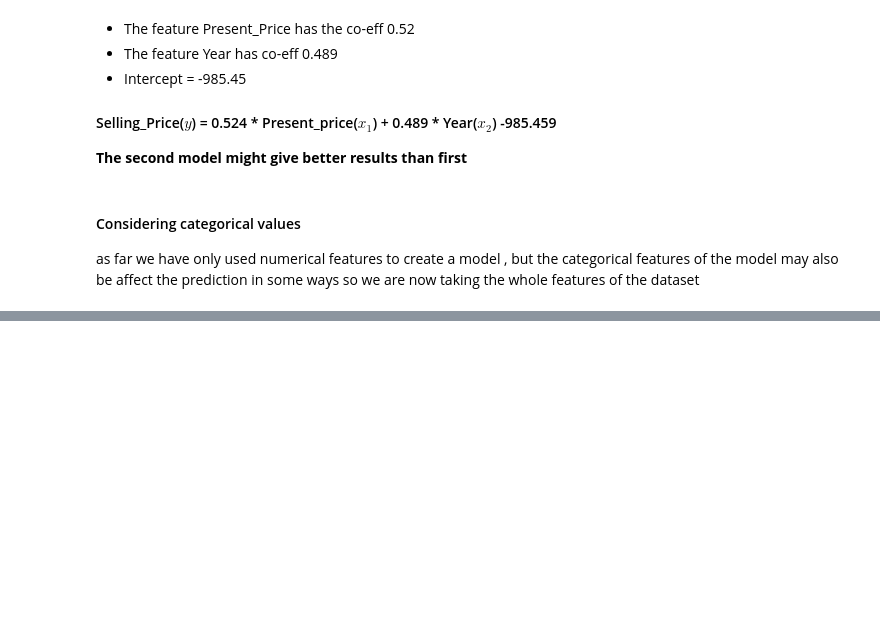
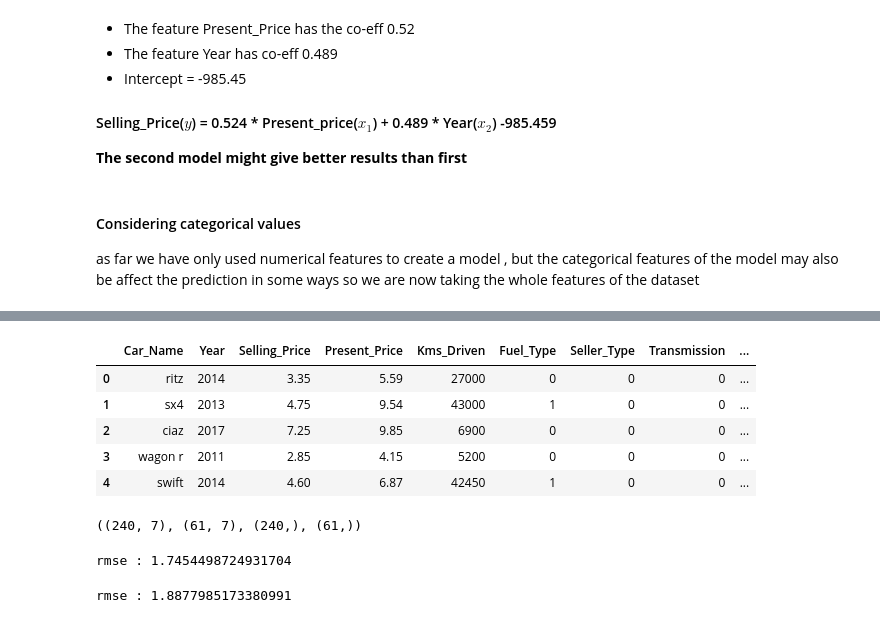
Before and after one commit to Pavithra-Kirubakaran/DS_Journey, a Jupyter notebook: Regression.ipynb, the cells around one changed output, grey strips where cells are left out. Saved outputs shown, nothing was run; the diff lists cells and outputs as text; code cells hidden in the pictures; blank space fills up the shorter version.

Commit message:
Multiple Linear Regression

```diff
--- a/Regression.ipynb
+++ b/Regression.ipynb
@@ -162,0 +170,5 @@ so we are now taking the whole features of the dataset
+# %%
+#converting categorical data to numeric for model's convinence
+fuel_encoded , fuel_cat = df.Fuel_Type.factorize()
+seller_encoded , seller_cat = df.Seller_Type.factorize()
+trans_encoded , trans_cat = df.Transmission.factorize()
@@ -162,0 +197,14 @@ so we are now taking the whole features of the dataset
+# %%
+car = df.copy()
+car['Fuel_Type'] = fuel_encoded
+car['Seller_Type'] = seller_encoded
+car['Transmission'] = trans_encoded
+# %%
+car.head()
+# %% [output]
+|  | Car_Name | Year | Selling_Price | Present_Price | Kms_Driven | Fuel_Type | Seller_Type | Transmission | ... |
+| 0 | ritz | 2014 | 3.35 | 5.59 | 27000 | 0 | 0 | 0 | ... |
+| 1 | sx4 | 2013 | 4.75 | 9.54 | 43000 | 1 | 0 | 0 | ... |
+| 2 | ciaz | 2017 | 7.25 | 9.85 | 6900 | 0 | 0 | 0 | ... |
+| 3 | wagon r | 2011 | 2.85 | 4.15 | 5200 | 0 | 0 | 0 | ... |
+| 4 | swift | 2014 | 4.60 | 6.87 | 42450 | 1 | 0 | 0 | ... |
@@ -162,0 +217,18 @@ so we are now taking the whole features of the dataset
+# %%
+X_train.shape,X_test.shape,y_train.shape,y_test.shape
+# %% [output]
+((240, 7), (61, 7), (240,), (61,))
+# %%
+lm = LinearRegression()
+lm.fit(X_train,y_train)
+train_pred = lm.predict(X_train)
+error = mean_squared_error(y_train,train_pred)
+print(f"rmse : {np.sqrt(error)}")
+# %% [output]
+rmse : 1.7454498724931704
+# %%
+test_pred = lm.predict(X_test)
+test_error = mean_squared_error(y_test,test_pred)
+print(f"rmse : {np.sqrt(test_error)}")
+# %% [output]
+rmse : 1.8877985173380991
```
Also changed, not shown: parts of 7 cells of this notebook.
